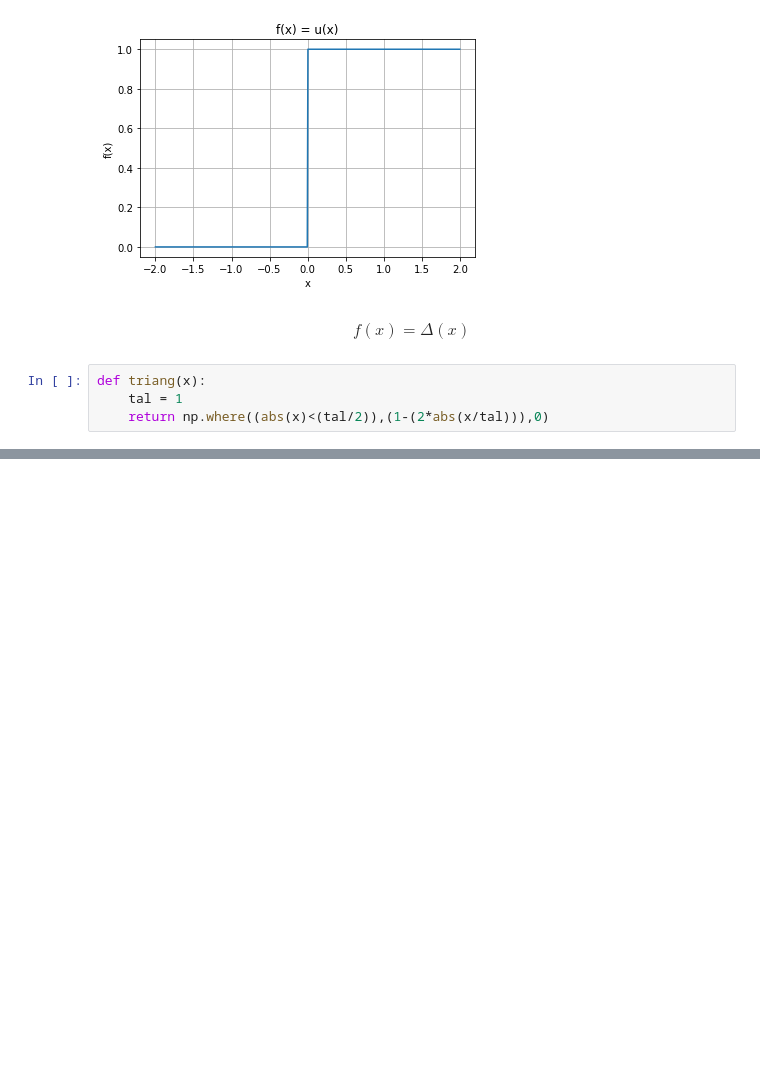
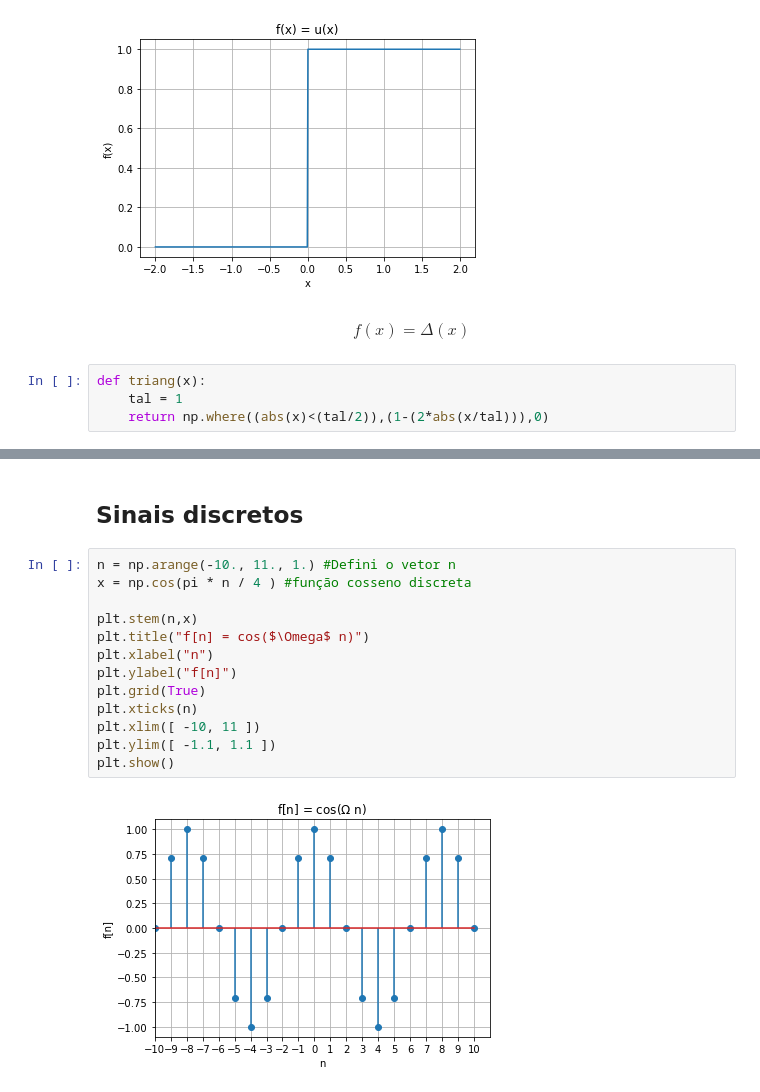
Before and after one commit to bernadelli/pds, a Jupyter notebook: sinais.ipynb, the cells around one changed output, grey strips where cells are left out. Cells and saved outputs as stored; diff of their text form; blank space fills up the shorter version.

```diff
--- a/sinais.ipynb
+++ b/sinais.ipynb
@@ -85,0 +97,17 @@ $$f(x)=\delta(x)$$
+# %% [markdown]
+## Sinais discretos
+# %%
+n = np.arange(-10., 11., 1.) #Defini o vetor n
+x = np.cos(pi * n / 4 ) #função cosseno discreta
+
+plt.stem(n,x)
+plt.title("f[n] = cos($\Omega$ n)")
+plt.xlabel("n")
+plt.ylabel("f[n]")
+plt.grid(True)
+plt.xticks(n)
+plt.xlim([ -10, 11 ])
+plt.ylim([ -1.1, 1.1 ])
+plt.show()
+# %% [output]
+[figure, added]
```
Also changed, not shown: parts of 9 cells of this notebook.
